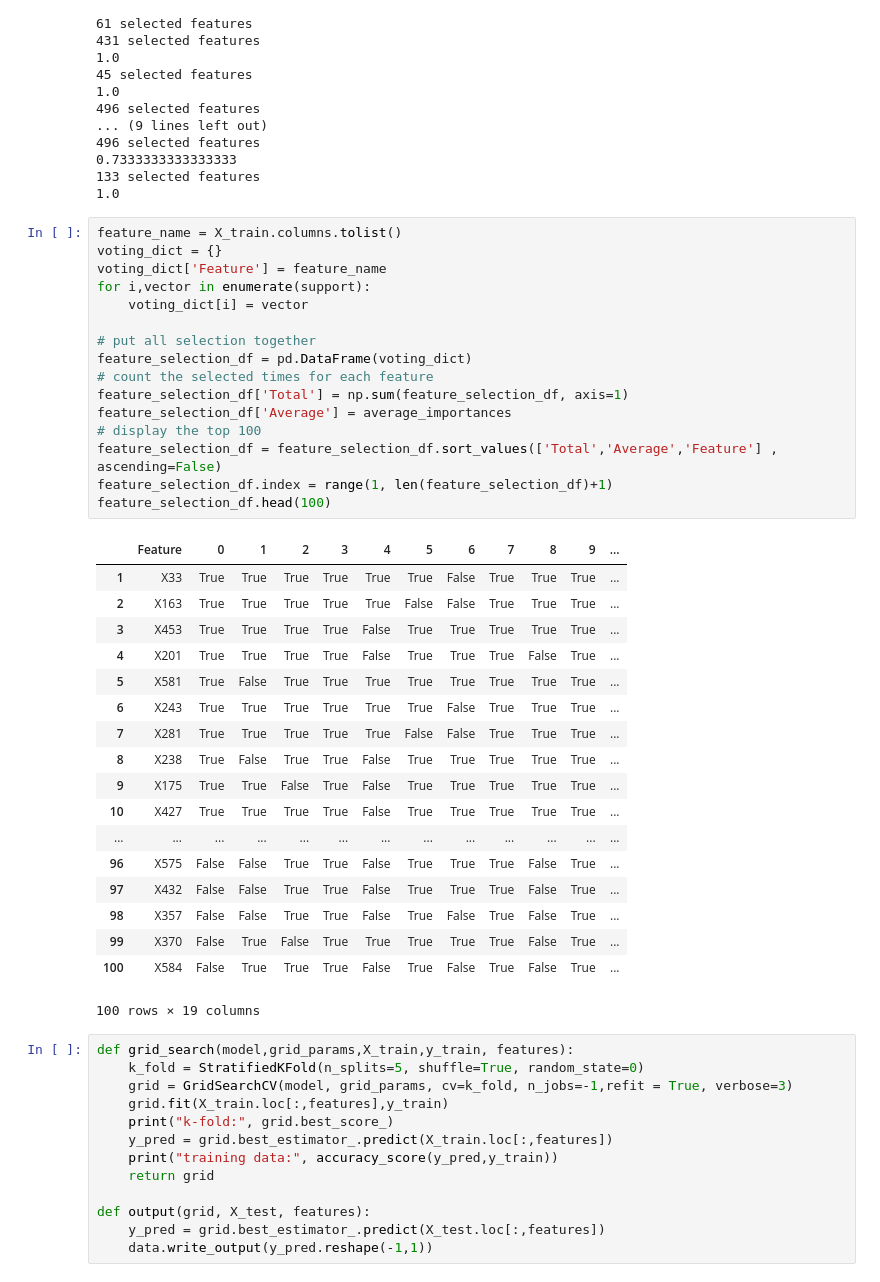
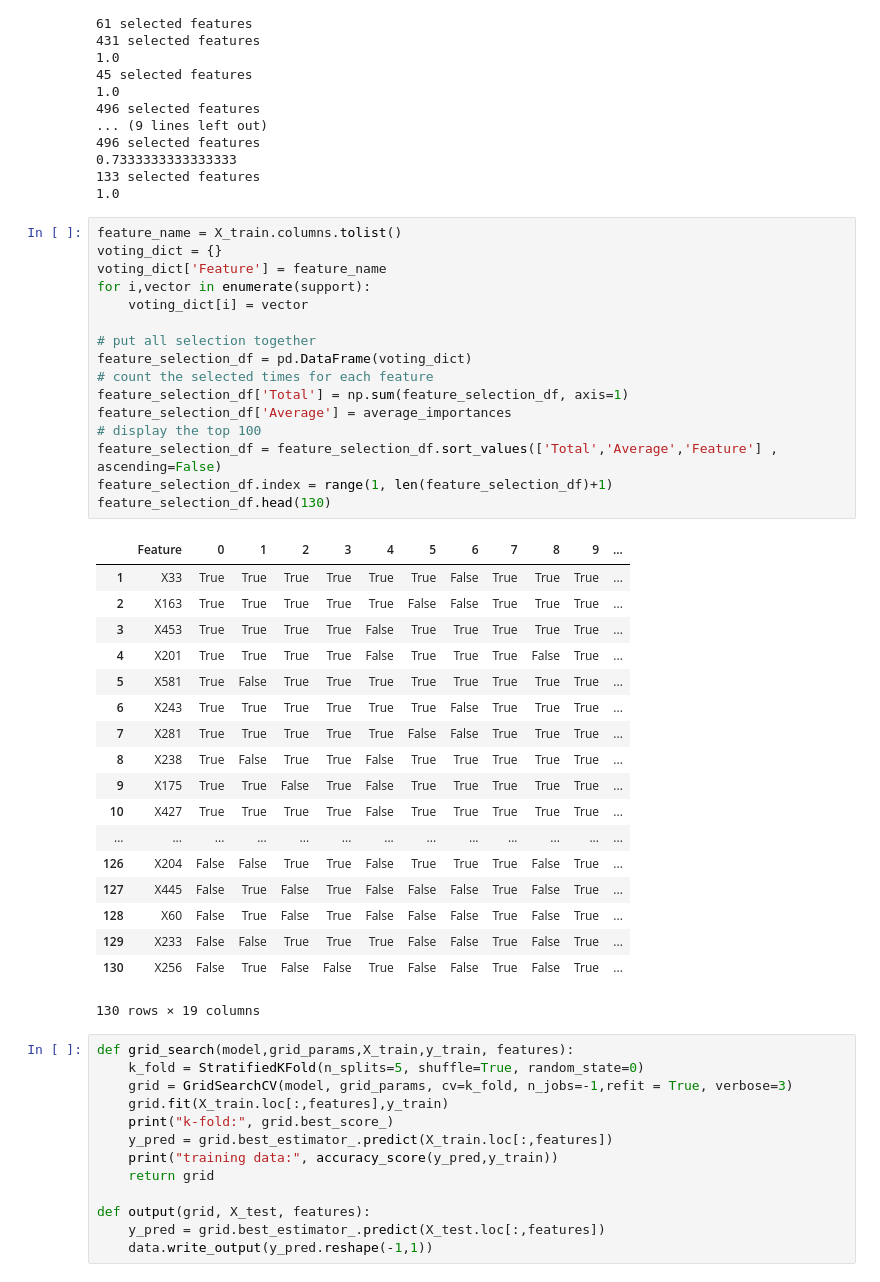
Before and after one commit to okur/autism-classification, a Jupyter notebook: feature_importance.ipynb, the cells around one changed output. Saved outputs shown, nothing was run; the diff lists cells and outputs as text.

```diff
--- a/feature_importance.ipynb
+++ b/feature_importance.ipynb
@@ -156,38 +156,38 @@ for model in models:
 # %%
 feature_name = X_train.columns.tolist()
 voting_dict = {}
 voting_dict['Feature'] = feature_name
 for i,vector in enumerate(support):
     voting_dict[i] = vector
 
 # put all selection together
 feature_selection_df = pd.DataFrame(voting_dict)
 # count the selected times for each feature
 feature_selection_df['Total'] = np.sum(feature_selection_df, axis=1)
 feature_selection_df['Average'] = average_importances
 # display the top 100
 feature_selection_df = feature_selection_df.sort_values(['Total','Average','Feature'] , ascending=False)
 feature_selection_df.index = range(1, len(feature_selection_df)+1)
-feature_selection_df.head(100)
+feature_selection_df.head(130)
 # %% [output]
 |  | Feature | 0 | 1 | 2 | 3 | 4 | 5 | 6 | 7 | 8 | 9 | ... |
 | 1 | X33 | True | True | True | True | True | True | False | True | True | True | ... |
 | 2 | X163 | True | True | True | True | True | False | False | True | True | True | ... |
 | 3 | X453 | True | True | True | True | False | True | True | True | True | True | ... |
 | 4 | X201 | True | True | True | True | False | True | True | True | False | True | ... |
 | 5 | X581 | True | False | True | True | True | True | True | True | True | True | ... |
 | 6 | X243 | True | True | True | True | True | True | False | True | True | True | ... |
 | 7 | X281 | True | True | True | True | True | False | False | True | True | True | ... |
 | 8 | X238 | True | False | True | True | False | True | True | True | True | True | ... |
 | 9 | X175 | True | True | False | True | False | True | True | True | True | True | ... |
 | 10 | X427 | True | True | True | True | False | True | True | True | True | True | ... |
 | ... | ... | ... | ... | ... | ... | ... | ... | ... | ... | ... | ... | ... |
-| 96 | X575 | False | False | True | True | False | True | True | True | False | True | ... |
-| 97 | X432 | False | False | True | True | False | True | True | True | False | True | ... |
-| 98 | X357 | False | False | True | True | False | True | False | True | False | True | ... |
-| 99 | X370 | False | True | False | True | True | True | True | True | False | True | ... |
-| 100 | X584 | False | True | True | True | False | True | False | True | False | True | ... |
+| 126 | X204 | False | False | True | True | False | True | True | True | False | True | ... |
+| 127 | X445 | False | True | False | True | False | False | False | True | False | True | ... |
+| 128 | X60 | False | True | False | True | False | False | False | True | False | True | ... |
+| 129 | X233 | False | False | True | True | True | False | False | True | False | True | ... |
+| 130 | X256 | False | True | False | False | True | False | False | True | False | True | ... |
-100 rows × 19 columns
+130 rows × 19 columns
 # %%
 def grid_search(model,grid_params,X_train,y_train, features):
     k_fold = StratifiedKFold(n_splits=5, shuffle=True, random_state=0)
```
Also changed, not shown: parts of 24 cells of this notebook.
